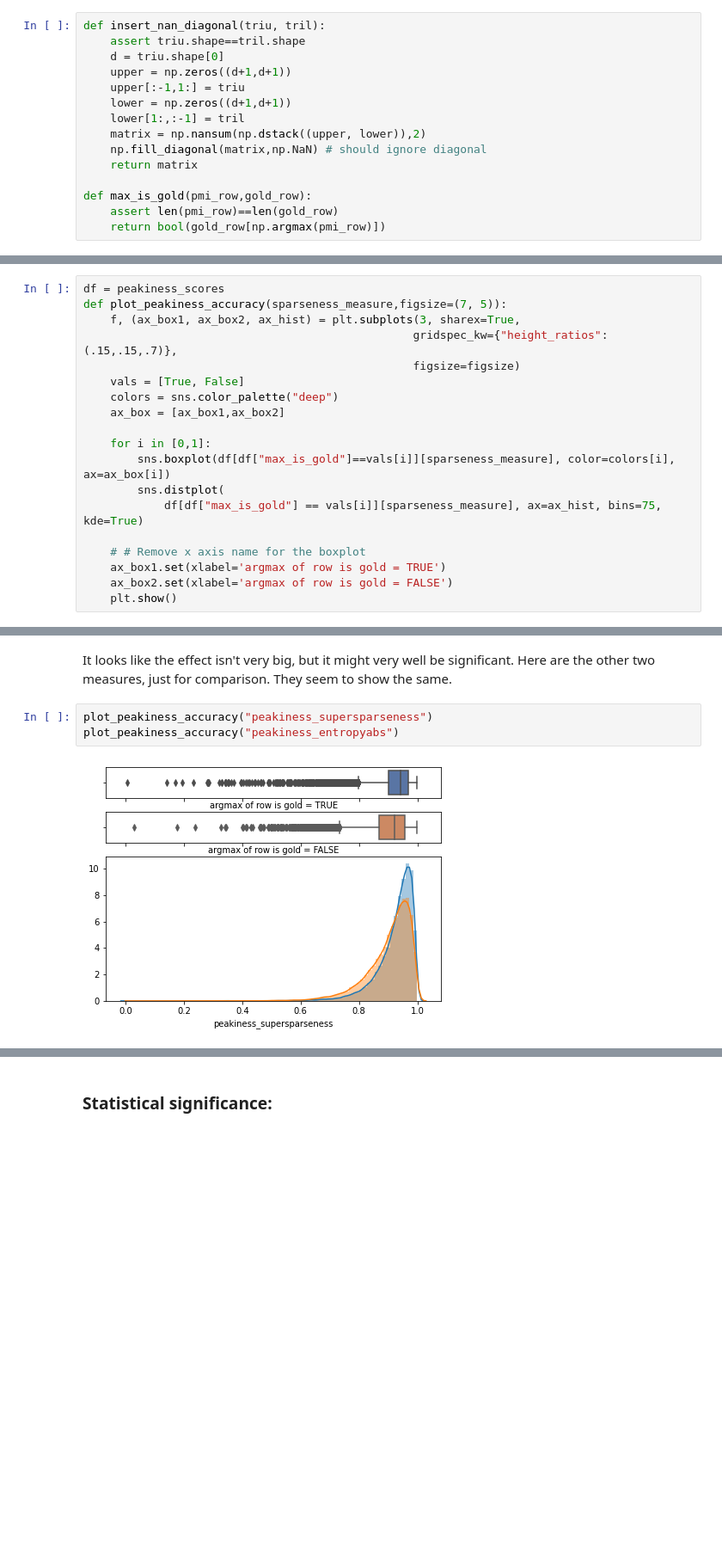
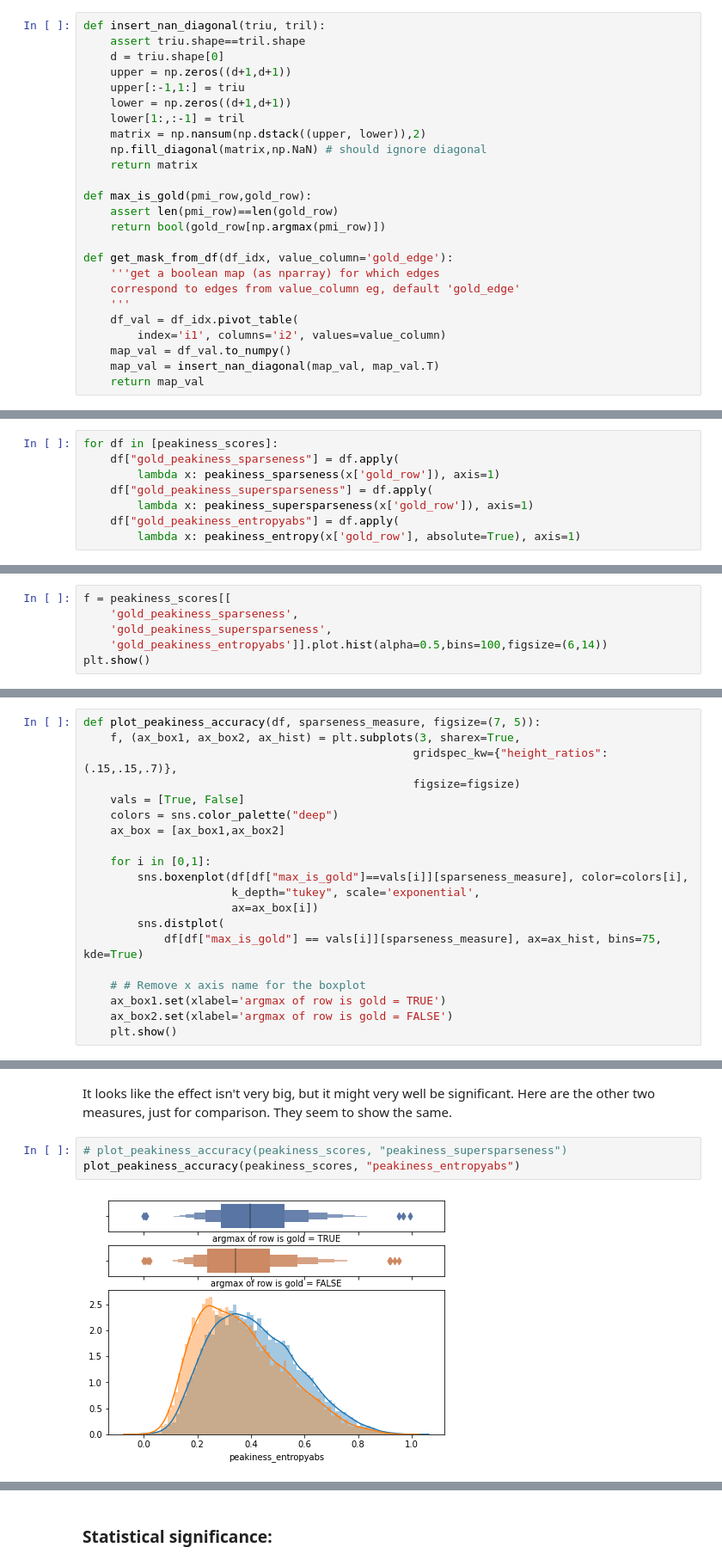
Before and after one commit to postylem/pmi-dependencies, a Jupyter notebook: peakiness.ipynb, the cells around one changed output, grey strips where cells are left out. Shown at 86% size. Cells and saved outputs as stored; diff of their text form; blank space fills up the shorter version.

Commit message:
peakiness nb update

```diff
--- a/peakiness.ipynb
+++ b/peakiness.ipynb
@@ -326,4 +363,14 @@ def insert_nan_diagonal(triu, tril):
 def max_is_gold(pmi_row,gold_row):
     assert len(pmi_row)==len(gold_row)
     return bool(gold_row[np.argmax(pmi_row)])
+
+def get_mask_from_df(df_idx, value_column='gold_edge'):
+    '''get a boolean map (as nparray) for which edges
+    correspond to edges from value_column eg, default 'gold_edge'
+    '''
+    df_val = df_idx.pivot_table(
+        index='i1', columns='i2', values=value_column)
+    map_val = df_val.to_numpy()
+    map_val = insert_nan_diagonal(map_val, map_val.T)
+    return map_val
 # %%
@@ -424,0 +472,8 @@ peakiness_scores = pd.DataFrame(
+# %%
+for df in [peakiness_scores]:
+    df["gold_peakiness_sparseness"] = df.apply(
+        lambda x: peakiness_sparseness(x['gold_row']), axis=1)
+    df["gold_peakiness_supersparseness"] = df.apply(
+        lambda x: peakiness_supersparseness(x['gold_row']), axis=1)
+    df["gold_peakiness_entropyabs"] = df.apply(
+        lambda x: peakiness_entropy(x['gold_row'], absolute=True), axis=1)
@@ -424,0 +489,6 @@ peakiness_scores = pd.DataFrame(
+# %%
+f = peakiness_scores[[
+    'gold_peakiness_sparseness',
+    'gold_peakiness_supersparseness',
+    'gold_peakiness_entropyabs']].plot.hist(alpha=0.5,bins=100,figsize=(6,14))
+plt.show()
@@ -467,6 +533,5 @@ Null hypothesis: the distributions of peakiness over T and F are the same.
 # %%
-df = peakiness_scores
-def plot_peakiness_accuracy(sparseness_measure,figsize=(7, 5)):
+def plot_peakiness_accuracy(df, sparseness_measure, figsize=(7, 5)):
     f, (ax_box1, ax_box2, ax_hist) = plt.subplots(3, sharex=True,
                                                  gridspec_kw={"height_ratios": (.15,.15,.7)},
                                                  figsize=figsize)
@@ -475,7 +540,9 @@ def plot_peakiness_accuracy(sparseness_measure,figsize=(7, 5)):
     ax_box = [ax_box1,ax_box2]
 
     for i in [0,1]:
-        sns.boxplot(df[df["max_is_gold"]==vals[i]][sparseness_measure], color=colors[i], ax=ax_box[i])
+        sns.boxenplot(df[df["max_is_gold"]==vals[i]][sparseness_measure], color=colors[i],
+                      k_depth="tukey", scale='exponential',
+                      ax=ax_box[i])
         sns.distplot(
             df[df["max_is_gold"] == vals[i]][sparseness_measure], ax=ax_hist, bins=75, kde=True)
 
@@ -490,7 +557,7 @@ plot_peakiness_accuracy("peakiness_sparseness", figsize=(8, 6))
 # %% [markdown]
 It looks like the effect isn't very big, but it might very well be significant.  Here are the other two measures, just for comparison. They seem to show the same.
 # %%
-plot_peakiness_accuracy("peakiness_supersparseness")
-plot_peakiness_accuracy("peakiness_entropyabs")
+# plot_peakiness_accuracy(peakiness_scores, "peakiness_supersparseness")
+plot_peakiness_accuracy(peakiness_scores, "peakiness_entropyabs")
 # %% [output]
-[figure, old version]
+[figure, new version]
```
Also changed, not shown: parts of 56 cells of this notebook.
